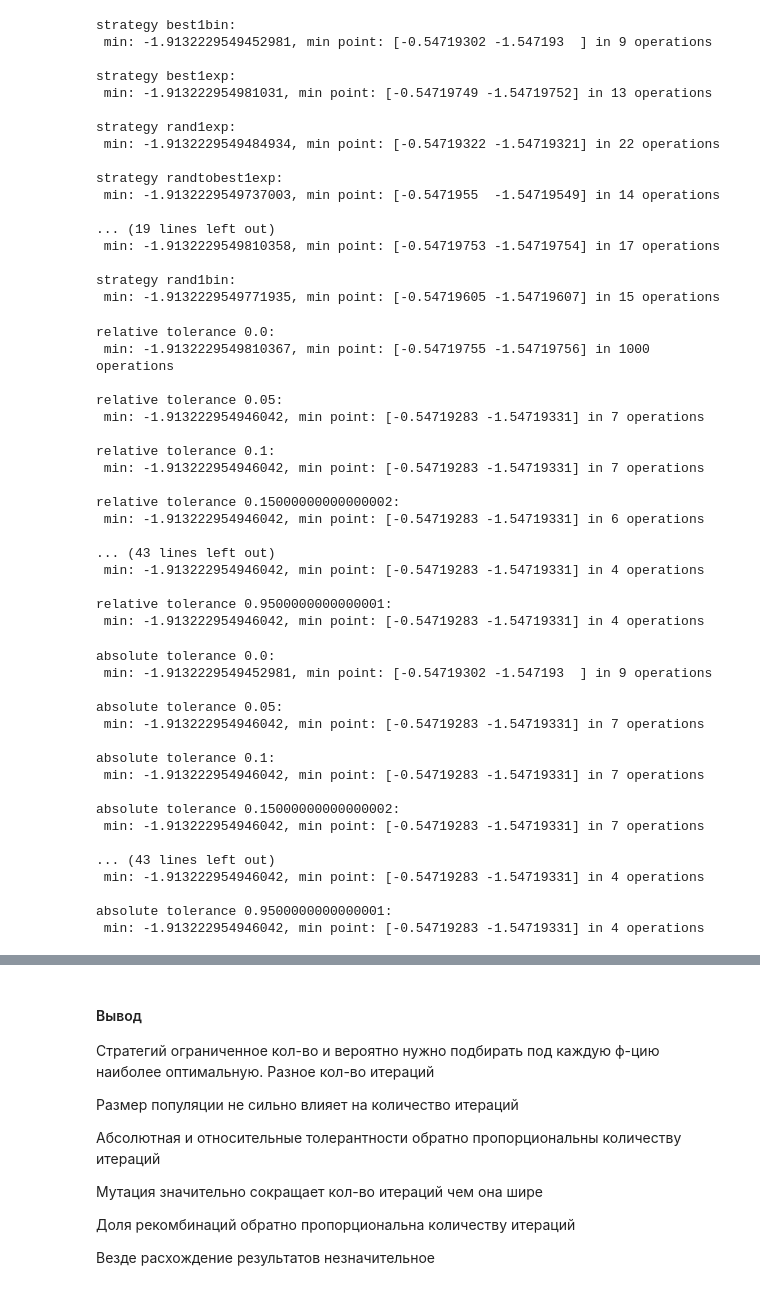
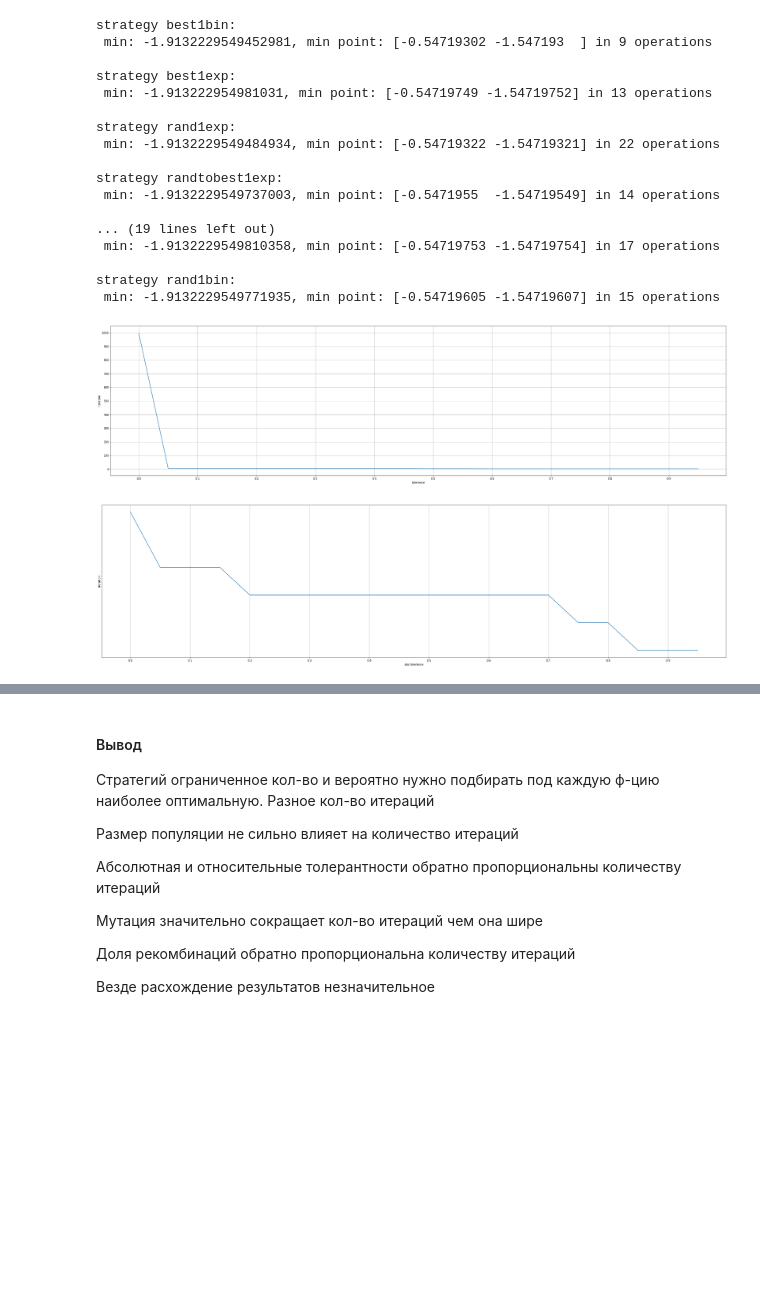
Before and after one commit to AnnInDark/MDS, a Jupyter notebook: HW_6.ipynb, the cells around one changed output, grey strips where cells are left out. Drawn from its saved outputs; the diff is of its cells as text; code cells hidden in the pictures; blank space fills up the shorter version.

```diff
--- a/HW_6.ipynb
+++ b/HW_6.ipynb
@@ -8,7 +8,3 @@
 Постройте графики количества итераций оптимизации функции ackley от значения параметра.
 # %% [markdown]
 #### McCormick function ![image-2.png](attachment:image-2.png)
-# %%
-for ps in range(5,100,5):
-    res = differential_evolution(McCormickF,bounds,seed=42, popsize=ps)
-    print(f'popsize {ps}:\n min: {res.fun}, min point: {res.x} in {res.nit} operations\n')
@@ -65,47 +44,44 @@ strategy randtobest1exp:
 strategy rand1bin:
  min: -1.9132229549771935, min point: [-0.54719605 -1.54719607] in 15 operations
 # %%
+x = []
+y = []
+
 for t in np.arange(0.00,1,0.05):
     res = differential_evolution(McCormickF,bounds,seed=42, tol=t)
-    print(f'relative tolerance {t}:\n min: {res.fun}, min point: {res.x} in {res.nit} operations\n')
+#     print(f'relative tolerance {t}:\n min: {res.fun}, min point: {res.x} in {res.nit} operations\n')
+    x.append(t)
+    y.append(res.nit)
+
+plt.rcParams["figure.figsize"] = (40,10)
+fig, ax = plt.subplots()
+ax.plot(x, y)
+ax.grid()
+plt.xlabel("tolerance")
+plt.ylabel("iteration")
+ax.xaxis.set_major_locator(ticker.MultipleLocator(0.1))
+ax.yaxis.set_major_locator(ticker.MultipleLocator(100))
+plt.show()
 # %% [output]
-relative tolerance 0.0:
- min: -1.9132229549810367, min point: [-0.54719755 -1.54719756] in 1000 operations
-
-relative tolerance 0.05:
- min: -1.913222954946042, min point: [-0.54719283 -1.54719331] in 7 operations
-
-relative tolerance 0.1:
- min: -1.913222954946042, min point: [-0.54719283 -1.54719331] in 7 operations
-
-relative tolerance 0.15000000000000002:
- min: -1.913222954946042, min point: [-0.54719283 -1.54719331] in 6 operations
-
-... (43 lines left out)
- min: -1.913222954946042, min point: [-0.54719283 -1.54719331] in 4 operations
-
-relative tolerance 0.9500000000000001:
- min: -1.913222954946042, min point: [-0.54719283 -1.54719331] in 4 operations
+[figure, added]
 # %%
+x = []
+y = []
 for at in np.arange(0.00,1,0.05):
     res = differential_evolution(McCormickF,bounds,seed=42, atol=at)
-    print(f'absolute tolerance {at}:\n min: {res.fun}, min point: {res.x} in {res.nit} operations\n')
+#     print(f'absolute tolerance {at}:\n min: {res.fun}, min point: {res.x} in {res.nit} operations\n')
+    x.append(at)
+    y.append(res.nit)
+
+plt.rcParams["figure.figsize"] = (40,10)
+fig, ax = plt.subplots()
+ax.plot(x, y)
+ax.grid()
+plt.xlabel("abs tolerance")
+plt.ylabel("iteration")
+ax.xaxis.set_major_locator(ticker.MultipleLocator(0.1))
+ax.yaxis.set_major_locator(ticker.MultipleLocator(100))
+plt.show()
 # %% [output]
-absolute tolerance 0.0:
- min: -1.9132229549452981, min point: [-0.54719302 -1.547193  ] in 9 operations
-
-absolute tolerance 0.05:
- min: -1.913222954946042, min point: [-0.54719283 -1.54719331] in 7 operations
-
-absolute tolerance 0.1:
- min: -1.913222954946042, min point: [-0.54719283 -1.54719331] in 7 operations
-
-absolute tolerance 0.15000000000000002:
- min: -1.913222954946042, min point: [-0.54719283 -1.54719331] in 7 operations
-
-... (43 lines left out)
- min: -1.913222954946042, min point: [-0.54719283 -1.54719331] in 4 operations
-
-absolute tolerance 0.9500000000000001:
- min: -1.913222954946042, min point: [-0.54719283 -1.54719331] in 4 operations
+[figure, added]
 # %%
```
Also changed, not shown: parts of 4 cells of this notebook.
